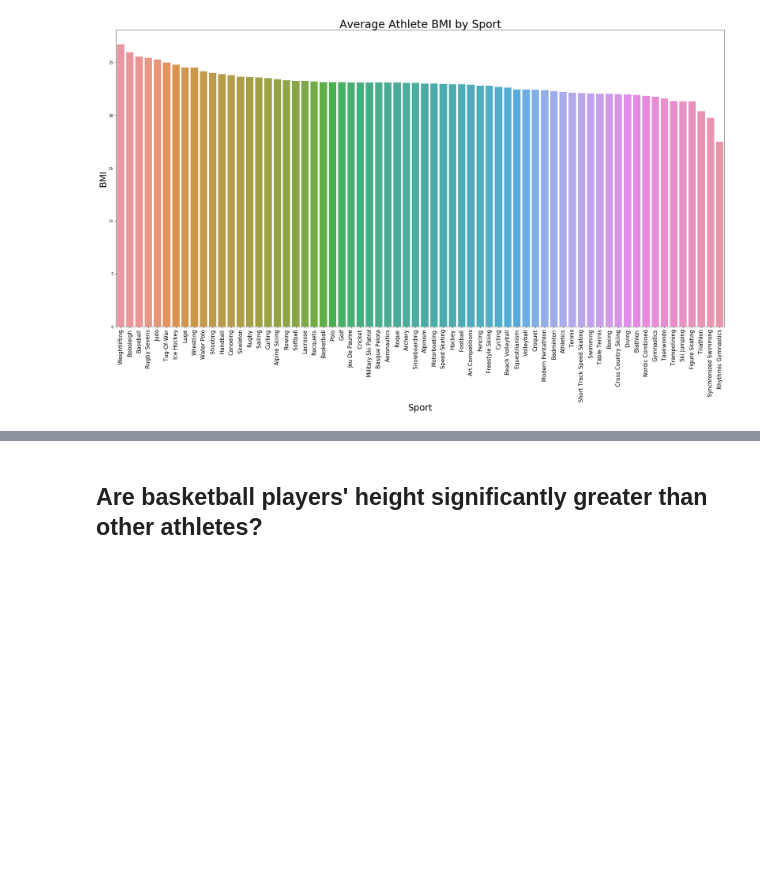
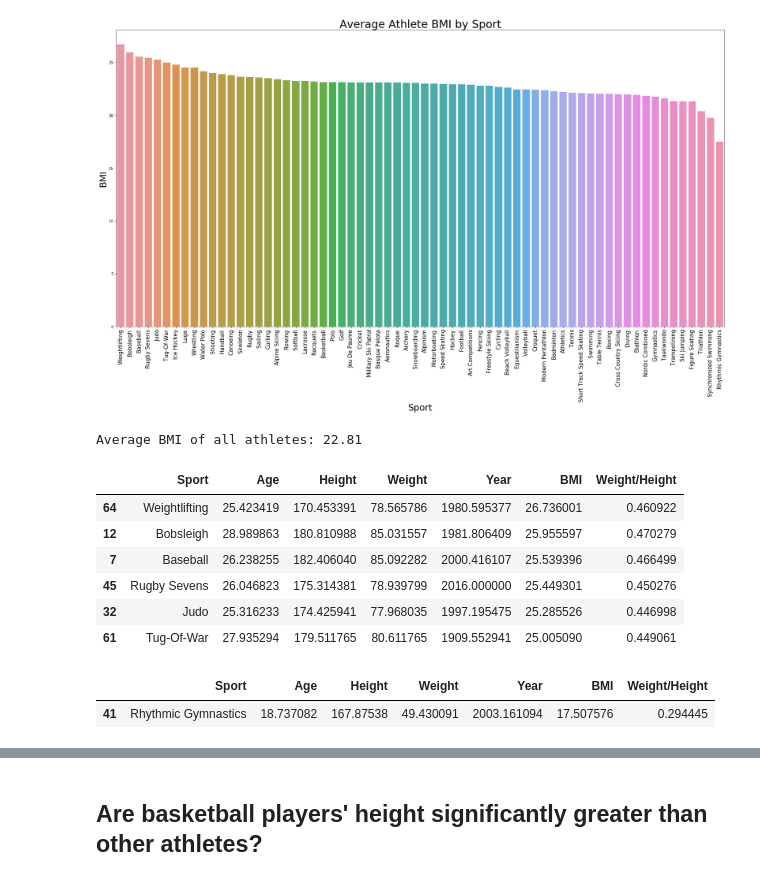
Before and after one commit to huntersapienza/Modern-Olympic-Games-Data-Analysis, a Jupyter notebook: 3. Types of Athletes.ipynb, the cells around one changed output, grey strips where cells are left out. Drawn from its saved outputs; the diff is of its cells as text; code cells hidden in the pictures; blank space fills up the shorter version.

```diff
--- a/3. Types of Athletes.ipynb
+++ b/3. Types of Athletes.ipynb
@@ -211,3 +294,22 @@ plt.title('Average Athlete BMI by Sport',fontsize=30)
 plt.show()
 # %% [output]
 [figure]
+# %%
+print('Average BMI of all athletes:',round(data.BMI.mean(),2))
+# %% [output]
+Average BMI of all athletes: 22.81
+# %%
+sport_mean_data[sport_mean_data.BMI>25]
+# %% [output]
+|  | Sport | Age | Height | Weight | Year | BMI | Weight/Height |
+| 64 | Weightlifting | 25.423419 | 170.453391 | 78.565786 | 1980.595377 | 26.736001 | 0.460922 |
+| 12 | Bobsleigh | 28.989863 | 180.810988 | 85.031557 | 1981.806409 | 25.955597 | 0.470279 |
+| 7 | Baseball | 26.238255 | 182.406040 | 85.092282 | 2000.416107 | 25.539396 | 0.466499 |
+| 45 | Rugby Sevens | 26.046823 | 175.314381 | 78.939799 | 2016.000000 | 25.449301 | 0.450276 |
+| 32 | Judo | 25.316233 | 174.425941 | 77.968035 | 1997.195475 | 25.285526 | 0.446998 |
+| 61 | Tug-Of-War | 27.935294 | 179.511765 | 80.611765 | 1909.552941 | 25.005090 | 0.449061 |
+# %%
+sport_mean_data[sport_mean_data.BMI<18.5]
+# %% [output]
+|  | Sport | Age | Height | Weight | Year | BMI | Weight/Height |
+| 41 | Rhythmic Gymnastics | 18.737082 | 167.87538 | 49.430091 | 2003.161094 | 17.507576 | 0.294445 |
```
Also changed, not shown: parts of 64 cells of this notebook.
